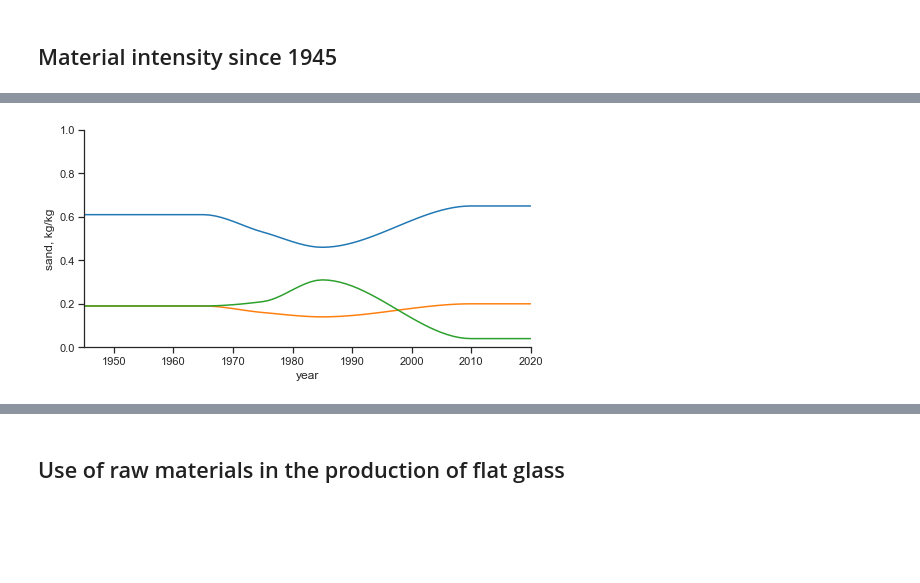
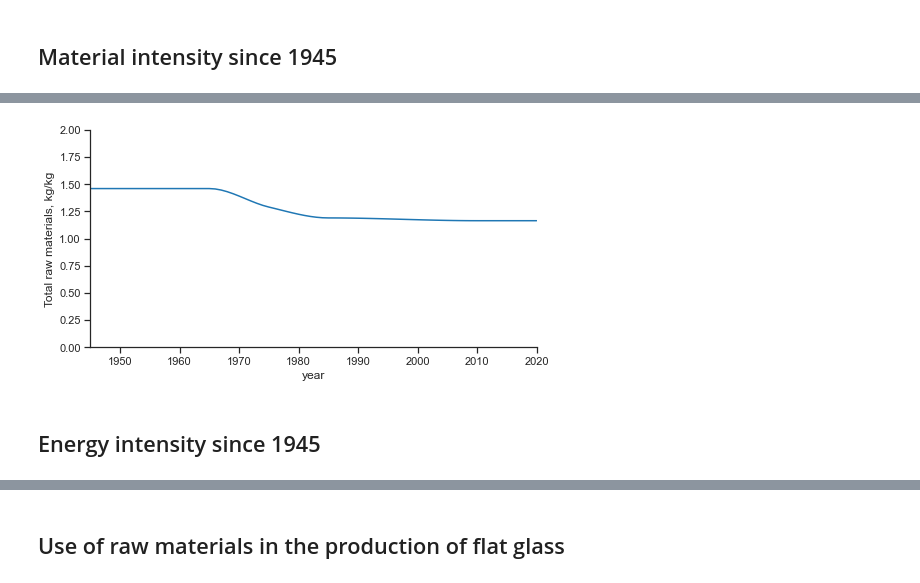
Before and after one commit to JeanSouv/01_MFA_GlassIndustry, a Jupyter notebook: MFA_FlatGlassIndustry.ipynb, the cells around one changed output, grey strips where cells are left out. Drawn from its saved outputs; the diff is of its cells as text; code cells hidden in the pictures; blank space fills up the shorter version.

```diff
--- a/MFA_FlatGlassIndustry.ipynb
+++ b/MFA_FlatGlassIndustry.ipynb
@@ -232,0 +199,3 @@ data
+# %%
+ratios = ['Import', 'Export']
+countries = ['Belgium', 'France']
@@ -657,3 +650,23 @@ MatIntensity = FR_data.parse('RawMat_Intensity').set_index('year')
 # Interpolating the raw material intensity dataset
 MatIntensity = MatIntensity.interpolate(method='pchip',
                                          limit_direction='forward')
+# %%
+materials = ['internal cullet', 'external cullet', 'sand', 'sodium carbonate',
+             'sodium sulfate', 'limestone', 'dolomite', 'feldspar']
+# %%
+fig, axes = plt.subplots(nrows=2, ncols=4,
+                         sharex=True, sharey=True,
+                         figsize=(16,9))
+
+for i, (ax, mat) in enumerate(zip(axes.flatten(), materials)):
+
+    ax.set_title(mat)
+    MatIntensity[(f"{mat}, kg/kg")].plot(ax=ax)
+
+ax.set_xlim(1950,2020)
+ax.set_ylim(0,1)
+
+# Eventuellement: fig.tight_layout()
+
+sns.despine()
+plt.show()
@@ -660,18 +675,23 @@ MatIntensity = MatIntensity.interpolate(method='pchip',
+# %%
+MatIntensity['Total raw materials, kg/kg'] = 0
+
+for mat in materials:
+    MatIntensity['Total raw materials, kg/kg'] = (
+        MatIntensity[(f"{mat}, kg/kg")]
+        + MatIntensity['Total raw materials, kg/kg']
+    )
 # %%
 fig, ax = plt.subplots(figsize=(8, 4))
-sns.lineplot(data=MatIntensity,
-             x=MatIntensity.index,
-             y='sand, kg/kg',
+sns.lineplot(data = MatIntensity,
+             x = MatIntensity.index,
+             y = 'Total raw materials, kg/kg',
              ax=ax)
 
-ax.plot(MatIntensity.index,
-        MatIntensity['sodium carb., kg/kg'])
-ax.plot(MatIntensity.index,
-        MatIntensity['ext. cullet, kg/kg'])
-
 ax.set_xlim(1945,2020)
-ax.set_ylim(0,1)
+ax.set_ylim(0,2)
 sns.despine()
 plt.show()
 # %% [output]
-[figure, old version]
+[figure, new version]
+# %% [markdown]
+## Energy intensity since 1945
```
Also changed, not shown: parts of 46 cells of this notebook, 2 other files.
